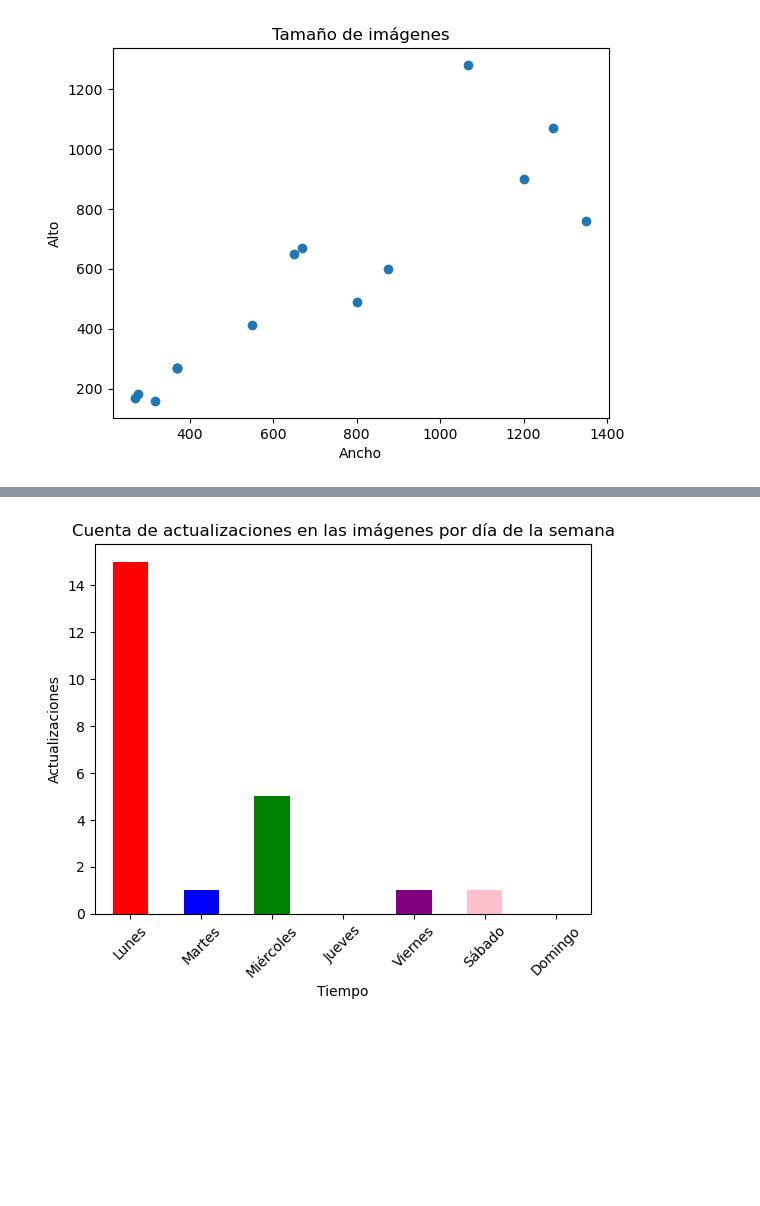
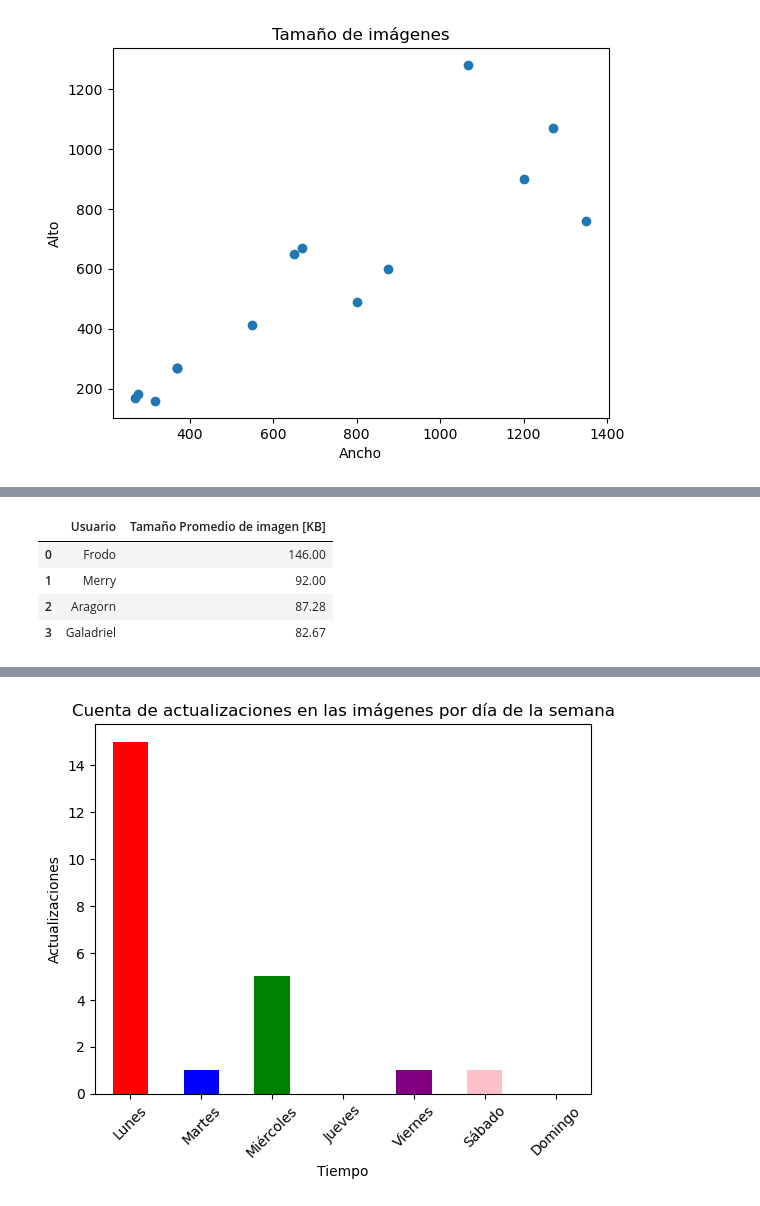
Before and after one commit to Petercantropvs/UNLPImage, a Jupyter notebook: unlpimage/estadisticas_jupyter.ipynb, the cells around one changed output, grey strips where cells are left out. Drawn from its saved outputs; the diff is of its cells as text; code cells hidden in the pictures; blank space fills up the shorter version.

```diff
--- a/unlpimage/estadisticas_jupyter.ipynb
+++ b/unlpimage/estadisticas_jupyter.ipynb
@@ -267,0 +319,38 @@ plt.show()
+# %%
+from functools import reduce
+
+#Nos quedamos con los usuarios, eliminando las repeticiones en el DataFrame
+users = df_tags['last user'].unique()
+size_user = []
+filtered_values = []
+float_numbers = []
+rank = []
+
+#Generamos la lista de tamaños de imagen para cada usuario.
+
+for name in users:
+#Convertimos a float los valores de estos tamaños, usando re.match() y luego float() usando una comprehension list.
+    filtered_values.append((df_tags.loc[df_tags['last user'] == name, 'size']))
+
+for sizes in filtered_values:
+    float_numbers.append([float(num) for num in str(sizes).split(' ') if re.match(r'^\d+\.\d+$', num)])
+
+#Calculamos los promedios. Usamos la función zip() para iterar simultaneamente en los valores y su usuario respectivo
+
+for sizes, names in zip(float_numbers, users):
+#Usamos la función reduce() para quedarnos solo con el valor promedio, calculado con una función lambda
+    lst_avg = reduce(lambda x, y: x + y, sizes) /len(sizes)
+
+#Para una mejor presentación, nos quedamos sólo con dos decimales.
+    rank.append((names, round(lst_avg, 2)))
+#Ordenamos en orden decreciente los valores.
+rank = sorted(rank, key=lambda x: x[1], reverse = True)
+
+df_aux = pd.DataFrame(rank, columns=['Usuario', 'Tamaño Promedio de imagen [KB]'])
+df_aux
+# %% [output]
+|  | Usuario | Tamaño Promedio de imagen [KB] |
+| 0 | Frodo | 146.00 |
+| 1 | Merry | 92.00 |
+| 2 | Aragorn | 87.28 |
+| 3 | Galadriel | 82.67 |
```
Also changed, not shown: parts of 28 cells of this notebook.
